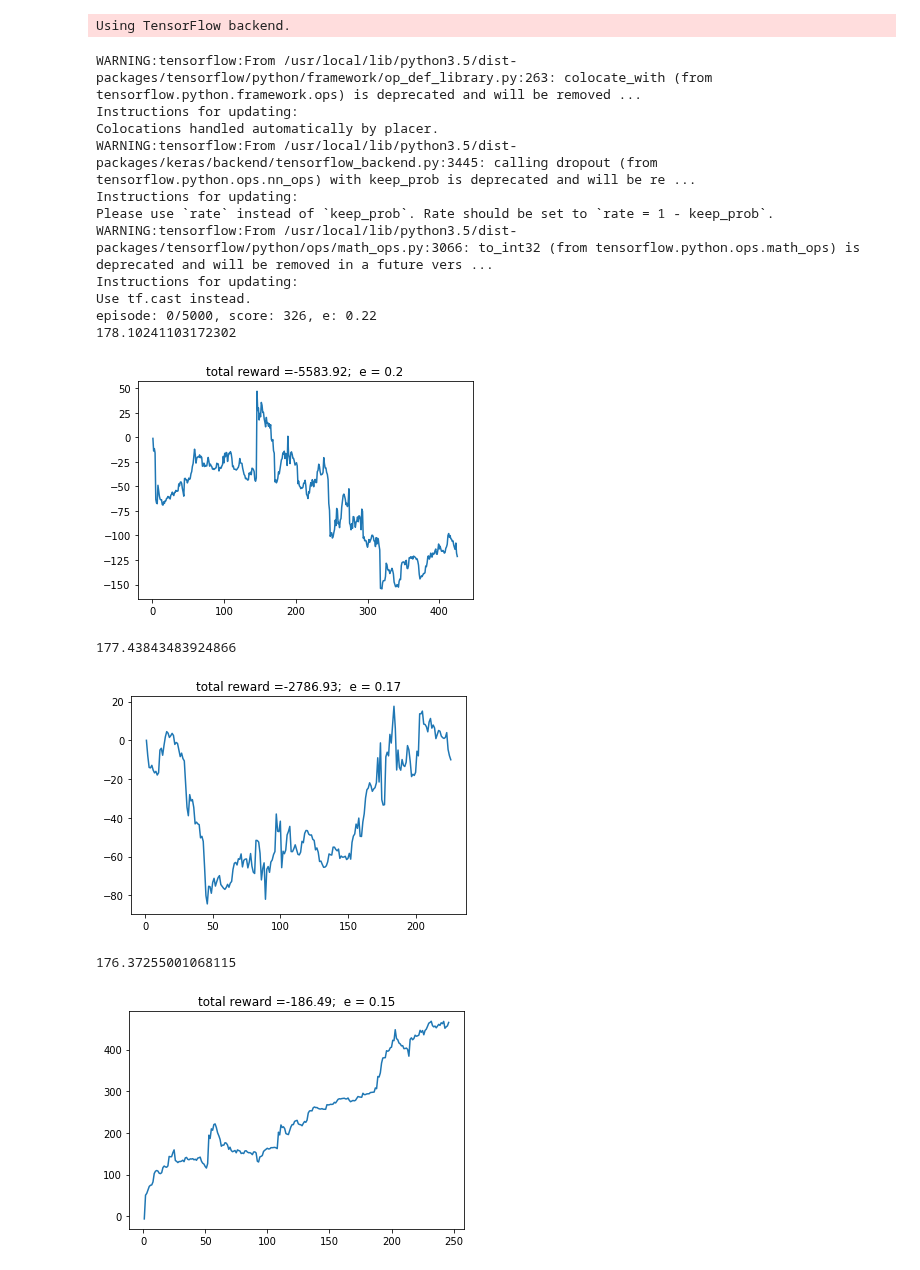
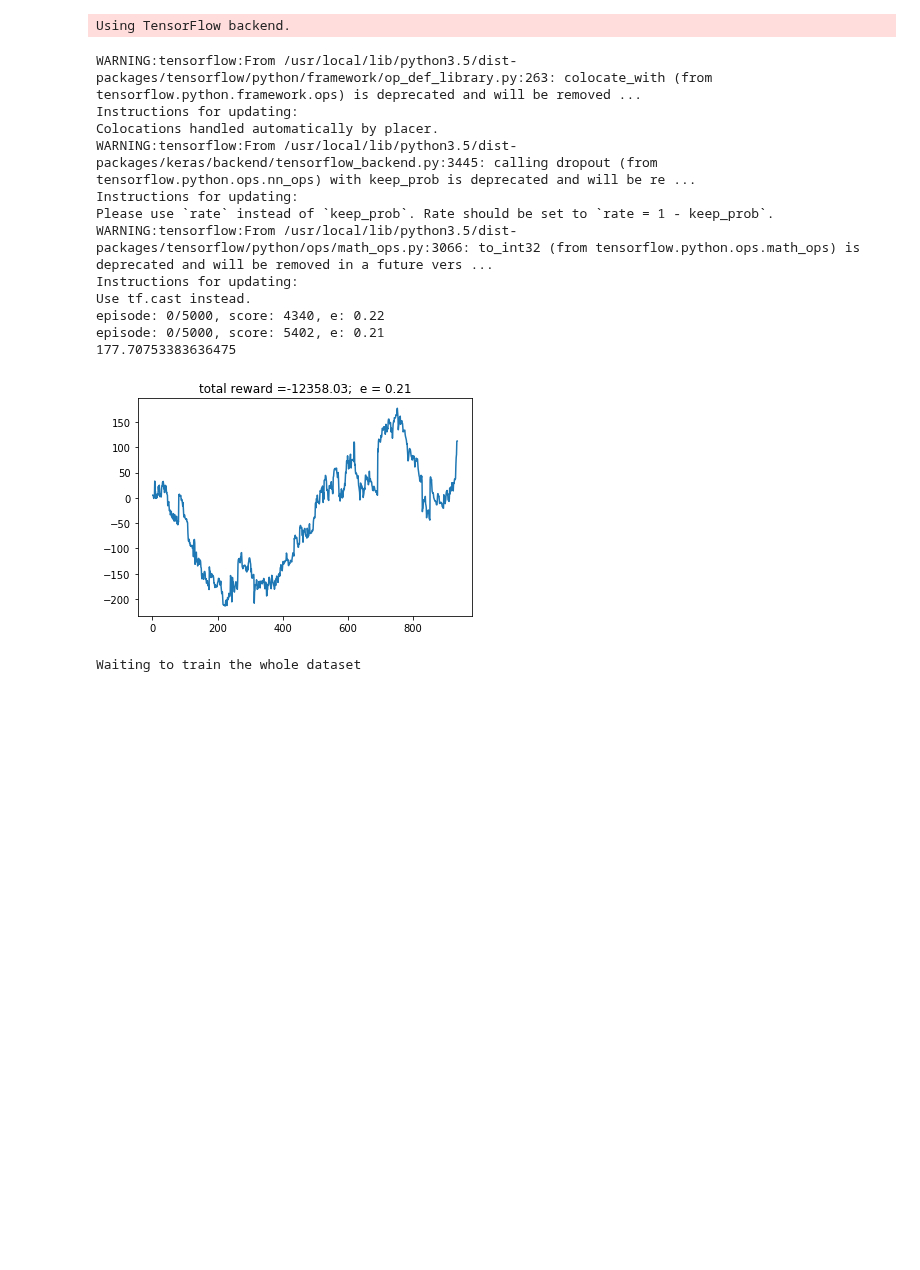
Before and after one commit to MrGeorge2/ForexAi_Q, a Jupyter notebook: q_learning/Untitled.ipynb, the cells around one changed output. Saved outputs shown, nothing was run; the diff lists cells and outputs as text; code cells hidden in the pictures; blank space fills up the shorter version.

Commit message:
Tweeking the training, 106 epochs

```diff
--- a/q_learning/Untitled.ipynb
+++ b/q_learning/Untitled.ipynb
@@ -38,7 +38,7 @@ ACTION_DECODE = {
 class Dataframe:
 
     def __init__(self):
-        self._dataframe = self._load()[:2000]
+        self._dataframe = self._load()[:6000]
         self.__scaler = MinMaxScaler()
 
     @property
@@ -254,12 +254,16 @@ class DQNAgent:
         self.state_size = state_size
         self.action_size = action_size
         self.memory = deque(maxlen=20000)
+        self.sample_memory = deque()
         self.gamma = 0.97  # discount rate
         self.epsilon = 0.23  # exploration rate
         self.epsilon_min = 0.01
         self.epsilon_decay = 0.999
         self.learning_rate = 0.001
+
+        self.batch_size_samples = 1000
         self.batch_size = batch_size
+
         self.model = self._build_model()
         self.target_model = self._build_model()
         self.update_target_model()
@@ -301,6 +305,20 @@ class DQNAgent:
 
     def memorize(self, state, action, reward, next_state, done):
         self.memory.append((state, action, reward, next_state, done))
+        self.sample_memory.append((state, action, reward, next_state, done))
+
+    def train_from_iterations(self):
+        while True:
+            samples = []
+            for _ in range(self.batch_size_samples):
+                if len(self.sample_memory) != 0:
+                    samples.append(self.sample_memory.popleft())
+                else:
+                    break
+            if len(samples) != 0:
+                for state, action, reward, next_state, done in samples:
+                    self.train(state, action, reward, next_state, done)
+
 
     def train(self, state, action, reward, next_state, done):
         target = self.model.predict(state, steps=1, verbose=0)
@@ -396,7 +414,7 @@ for e in range(EPISODES):
 
         # agent.train(state=state, action=action, reward=reward, next_state=next_state, done=closed)
         # Thread(target=agent.train, args=[state, action, reward, next_state, closed]).start()
-        agent.train(state=state, action=action, reward=reward, next_state=next_state, done=closed)
+        # agent.train(state=state, action=action, reward=reward, next_state=next_state, done=closed)
         agent.memorize(state=state, action=action, reward=reward, next_state=next_state, done=closed)
         state = next_state
 
@@ -409,37 +427,46 @@ for e in range(EPISODES):
         """
         # print("Actual reward = {}\t, total reward = {},\t action = {}\t trade_counter = {}\t pip_counter = {}".format(round(reward, 1), round(env.total_reward, 1), action, round(env.trade_counter, 1), round(env.closed_counter, 1)))
         if closed and reward > 80 * TIMES_FACTOR:
             agent.update_target_model()
             print("episode: {}/{}, score: {}, e: {}"
                   .format(e, EPISODES, time, round(agent.epsilon, 2)))
 
         if len(agent.memory) > batch_size:
             # agent.replay(batch_size)
             if not run:
                 thr_list = [Thread(target=agent.replay) for _ in range(2)]
                 for thr in thr_list:
                     thr.start()
                     t_lib.sleep(1)
+
+                thr_list = [Thread(target=agent.train_from_iterations) for _ in range(2)]
+                for thr in thr_list:
+                    thr.start()
+                    t_lib.sleep(1)
+
                 run = True
+
     print(t_lib.time() - strt)
     # clear_output()
     env.plot(title='total reward ={};  e = {}'.format(round(env.total_reward, 2), round(agent.epsilon, 2)))
     env.reset_closed_list()
     agent.save("./save/cartpole-ddqn.h5")
+    print('Waiting to train the whole dataset')
+    while not len(agent.sample_memory) == 0:
+        pass
+    print('DONE, lets roll')
 # %% [output]
 WARNING:tensorflow:From /usr/local/lib/python3.5/dist-packages/tensorflow/python/framework/op_def_library.py:263: colocate_with (from tensorflow.python.framework.ops) is deprecated and will be removed ...
 Instructions for updating:
 Colocations handled automatically by placer.
 WARNING:tensorflow:From /usr/local/lib/python3.5/dist-packages/keras/backend/tensorflow_backend.py:3445: calling dropout (from tensorflow.python.ops.nn_ops) with keep_prob is deprecated and will be re ...
 Instructions for updating:
 Please use `rate` instead of `keep_prob`. Rate should be set to `rate = 1 - keep_prob`.
 WARNING:tensorflow:From /usr/local/lib/python3.5/dist-packages/tensorflow/python/ops/math_ops.py:3066: to_int32 (from tensorflow.python.ops.math_ops) is deprecated and will be removed in a future vers ...
 Instructions for updating:
 Use tf.cast instead.
-episode: 0/5000, score: 326, e: 0.22
-178.10241103172302
+episode: 0/5000, score: 4340, e: 0.22
+episode: 0/5000, score: 5402, e: 0.21
+177.70753383636475
-[figure, old version]
+[figure, new version]
-177.43843483924866
+Waiting to train the whole dataset
-[figure, removed]
-176.37255001068115
-[figure, removed]
```
Also changed, not shown: parts of 1 cell of this notebook, 1 other file.
